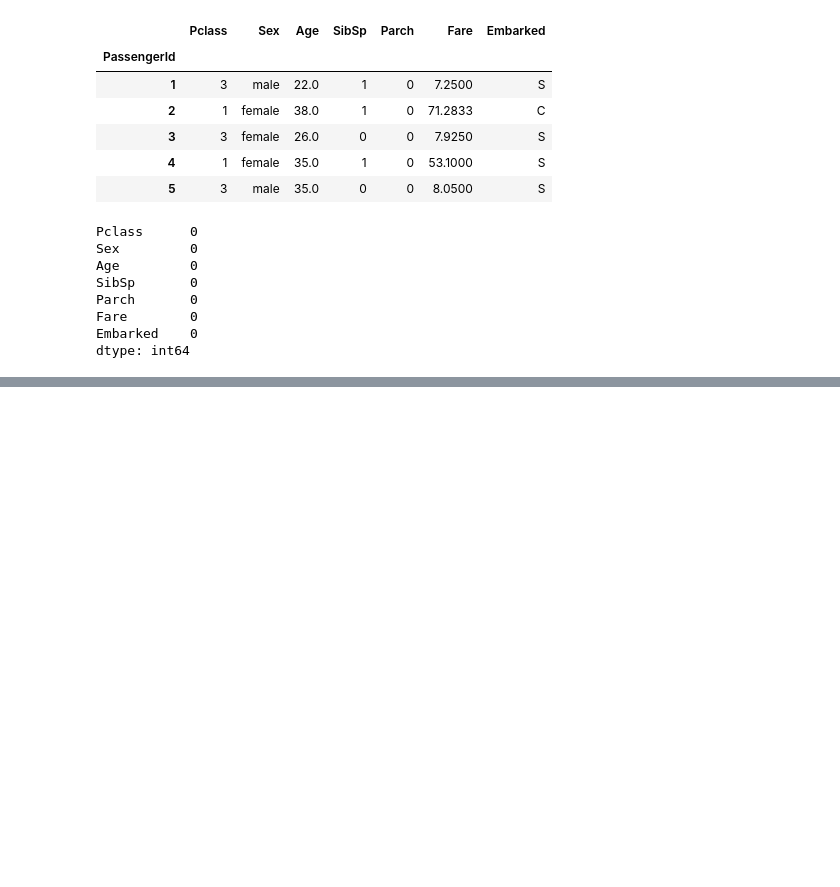
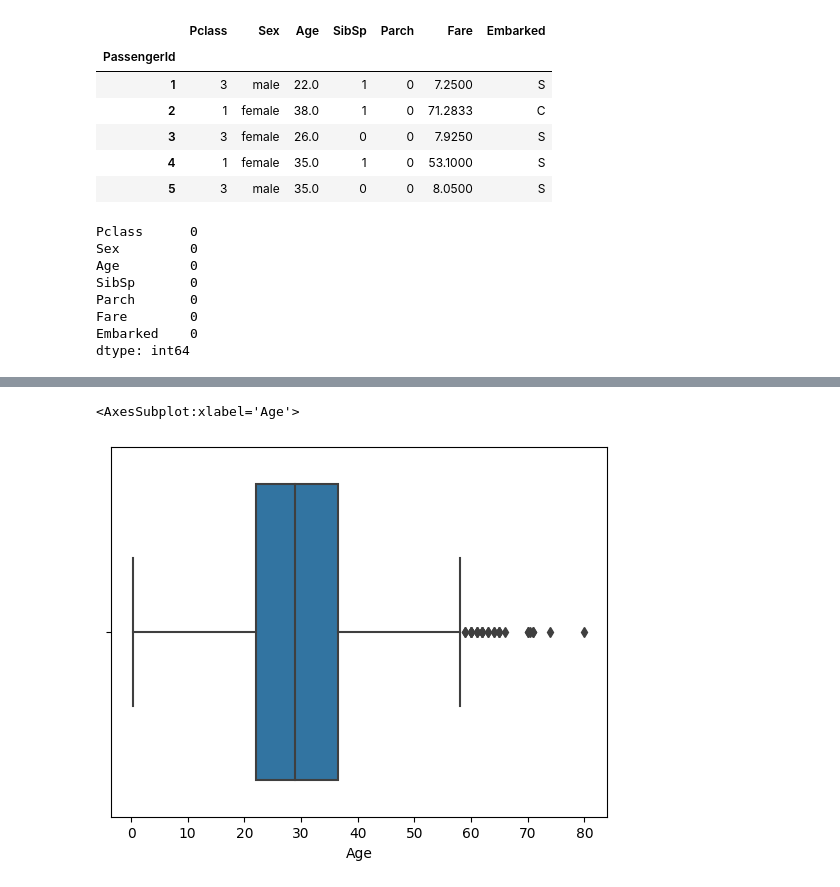
Before and after one commit to AI-School-F5-P2/titanic_example, a Jupyter notebook: titanic_eda.ipynb, the cells around one changed output, grey strips where cells are left out. Saved outputs shown, nothing was run; the diff lists cells and outputs as text; code cells hidden in the pictures; blank space fills up the shorter version.

```diff
--- a/titanic_eda.ipynb
+++ b/titanic_eda.ipynb
@@ -605,0 +658,5 @@ __PD:__ Esta distribución
+# %%
+sns.boxplot(x=X["Age"])
+# %% [output]
+<AxesSubplot:xlabel='Age'>
+[figure, added]
```
Also changed, not shown: parts of 45 cells of this notebook.
